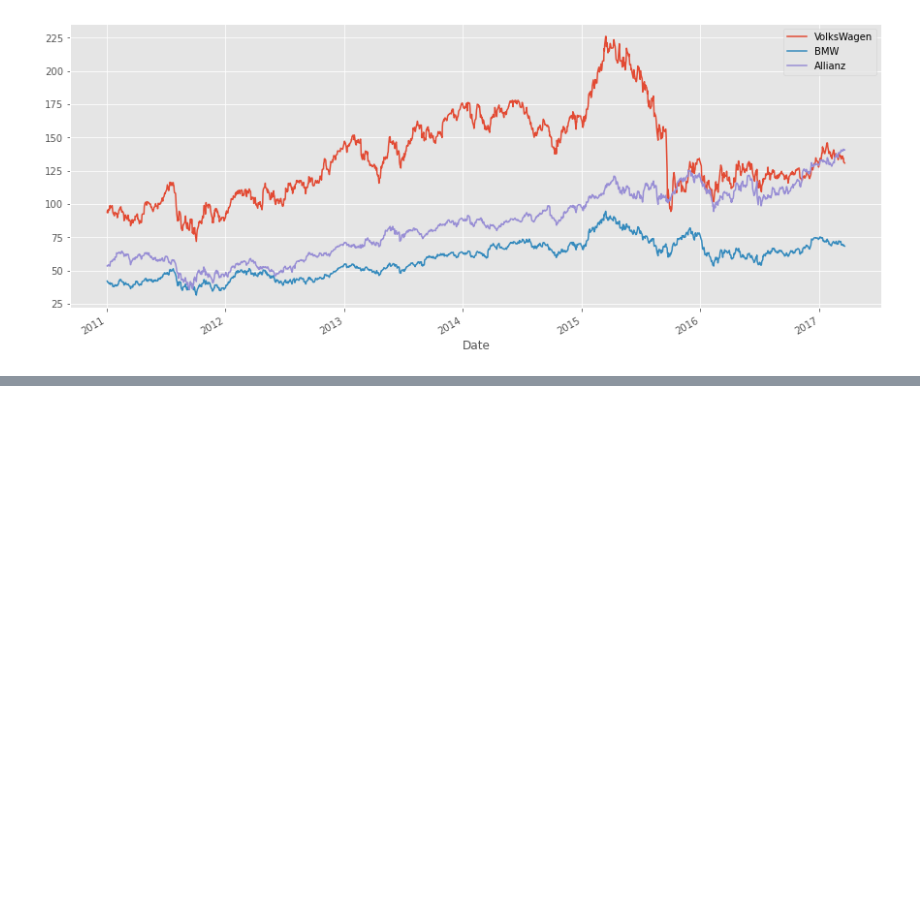
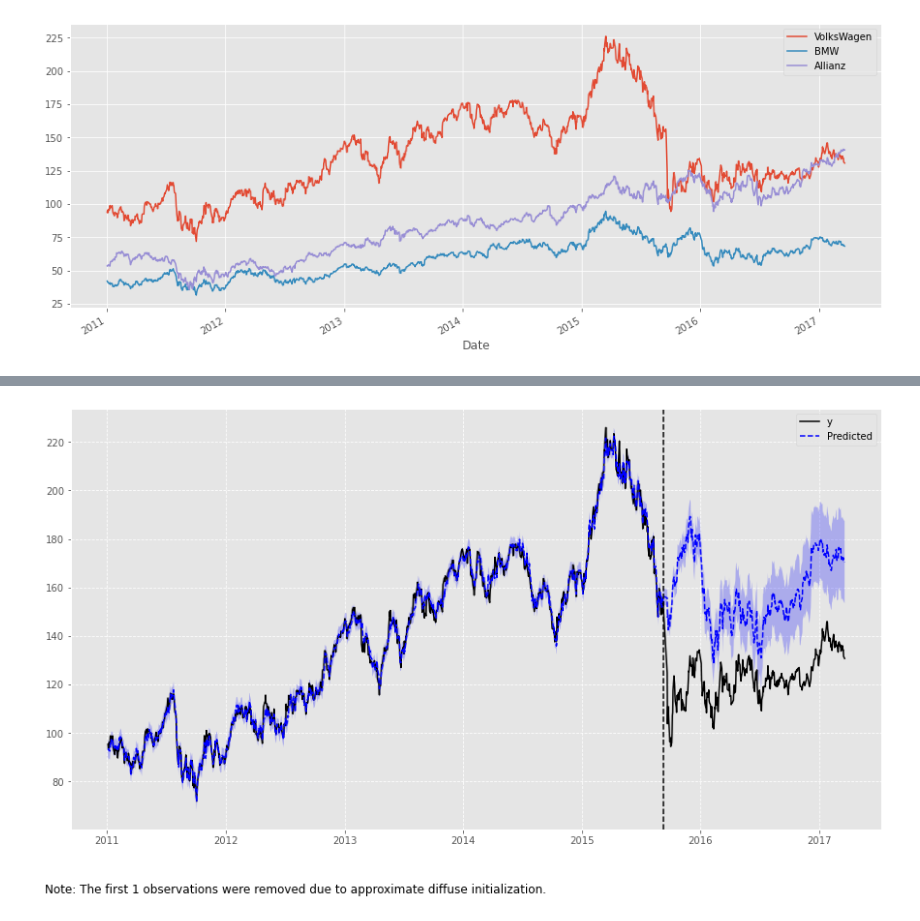
Before and after one commit to sandyherho/physComp, a Jupyter notebook: pycausal/realData.ipynb, the cells around one changed output, grey strips where cells are left out. Drawn from its saved outputs; the diff is of its cells as text; code cells hidden in the pictures; blank space fills up the shorter version.

```diff
--- a/pycausal/realData.ipynb
+++ b/pycausal/realData.ipynb
@@ -24,0 +92,4 @@ df.plot(figsize=(15,6));
+# %%
+ciModel.plot(figsize=(15, 8), panels=["original"])
+# %% [output]
+[figure, added]
```
Also changed, not shown: parts of 9 cells of this notebook, 3 other files.
